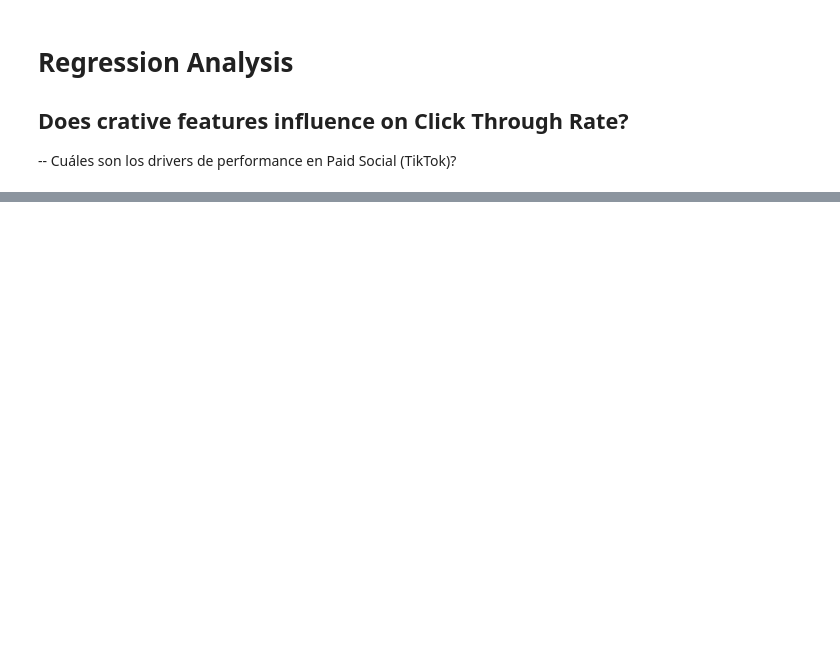
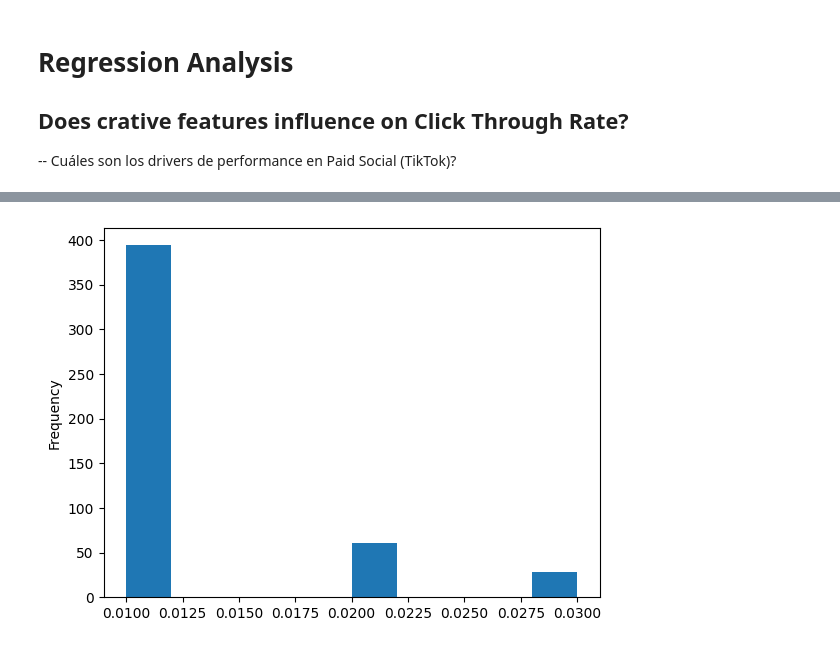
Before and after one commit to camilojaure/NarrativeLens, a Jupyter notebook: src/modeling/regression.ipynb, the cells around one changed output, grey strips where cells are left out. Drawn from its saved outputs; the diff is of its cells as text; code cells hidden in the pictures; blank space fills up the shorter version.

Commit message:
Regression analysis on

```diff
--- a/src/modeling/regression.ipynb
+++ b/src/modeling/regression.ipynb
@@ -26,0 +170,5 @@ raw_data = load_json_to_dataframe('/Users/camilojaureguiberry/Documents/Projects
+# %%
+#Drop raw columns
+df = raw_data.drop(columns=['video_info', 'industry', 'tag', 'objective', 'video_name', '_id', 'favorite', 'is_search', 'scrap_datetime', 'creative_features', 'industry_key', 'objective_key', 'detail_analysis', 'ugc_explanation'])
+# %%
+df.dropna(inplace=True)
@@ -36,0 +208,7 @@ raw_data.head()
+# %%
+#What are the brands in this dataset?
+print(df['brand_name'].value_counts())
+
+#There are several missing values in the brand_name and then is very sparse
+#Lets drop it
+df = df.drop(columns=['brand_name'])
@@ -36,0 +245,7 @@ raw_data.head()
+# %%
+#Strong skew to the right, lets inspect the outliers with IQR method
+Q1 = df['ctr'].quantile(0.25)
+Q3 = df['ctr'].quantile(0.75)
+IQR = Q3 - Q1
+
+df.loc[df['ctr'] > Q3 + 1.5 * IQR]
@@ -36,0 +266,8 @@ raw_data.head()
+# %%
+#now lets get rid of them
+df = df[df['ctr'] < Q3 + 1.5 * IQR]
+
+df['ctr'].plot.hist()
+plt.show();
+# %% [output]
+[figure, added]
```
Also changed, not shown: parts of 34 cells of this notebook.
